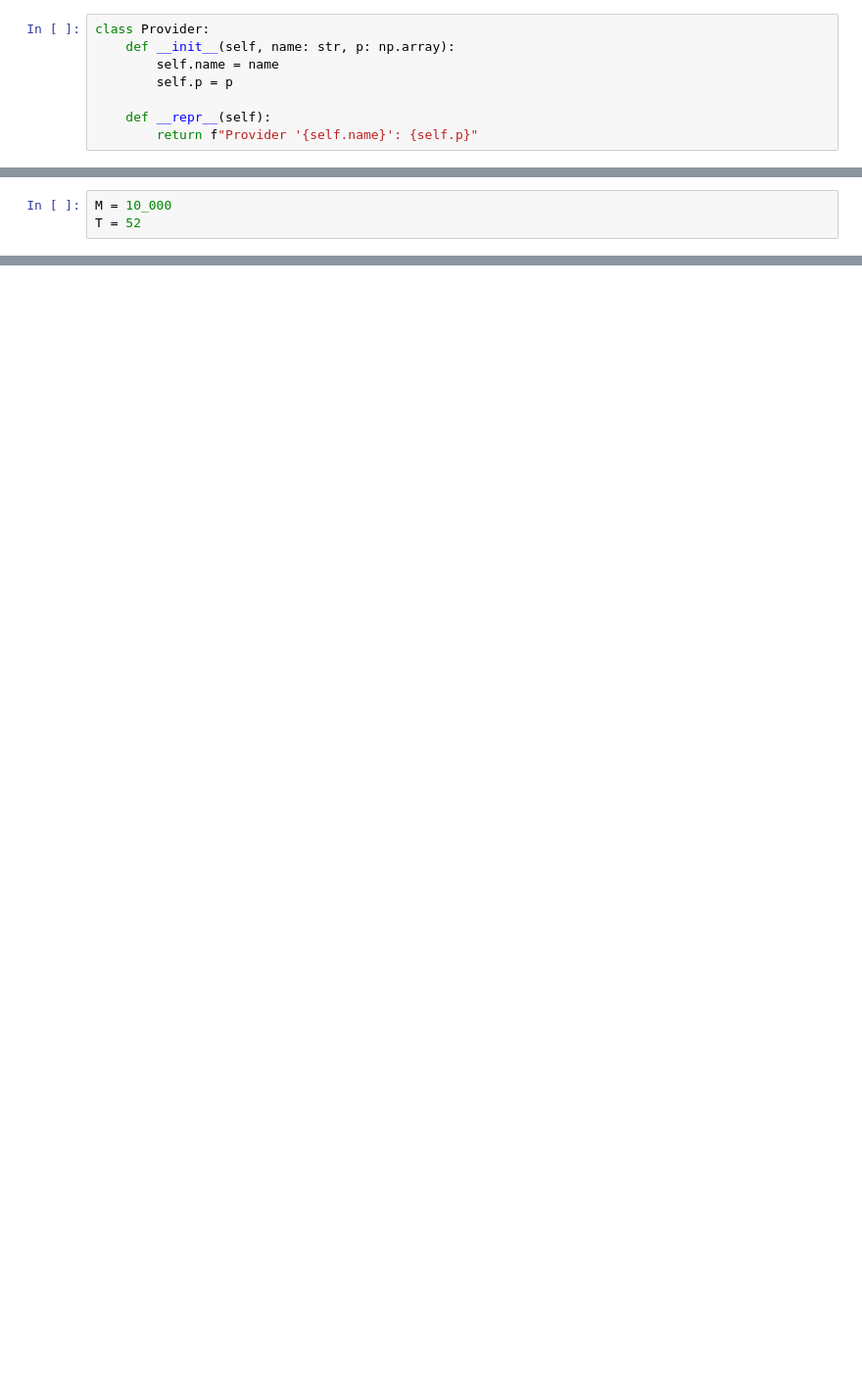
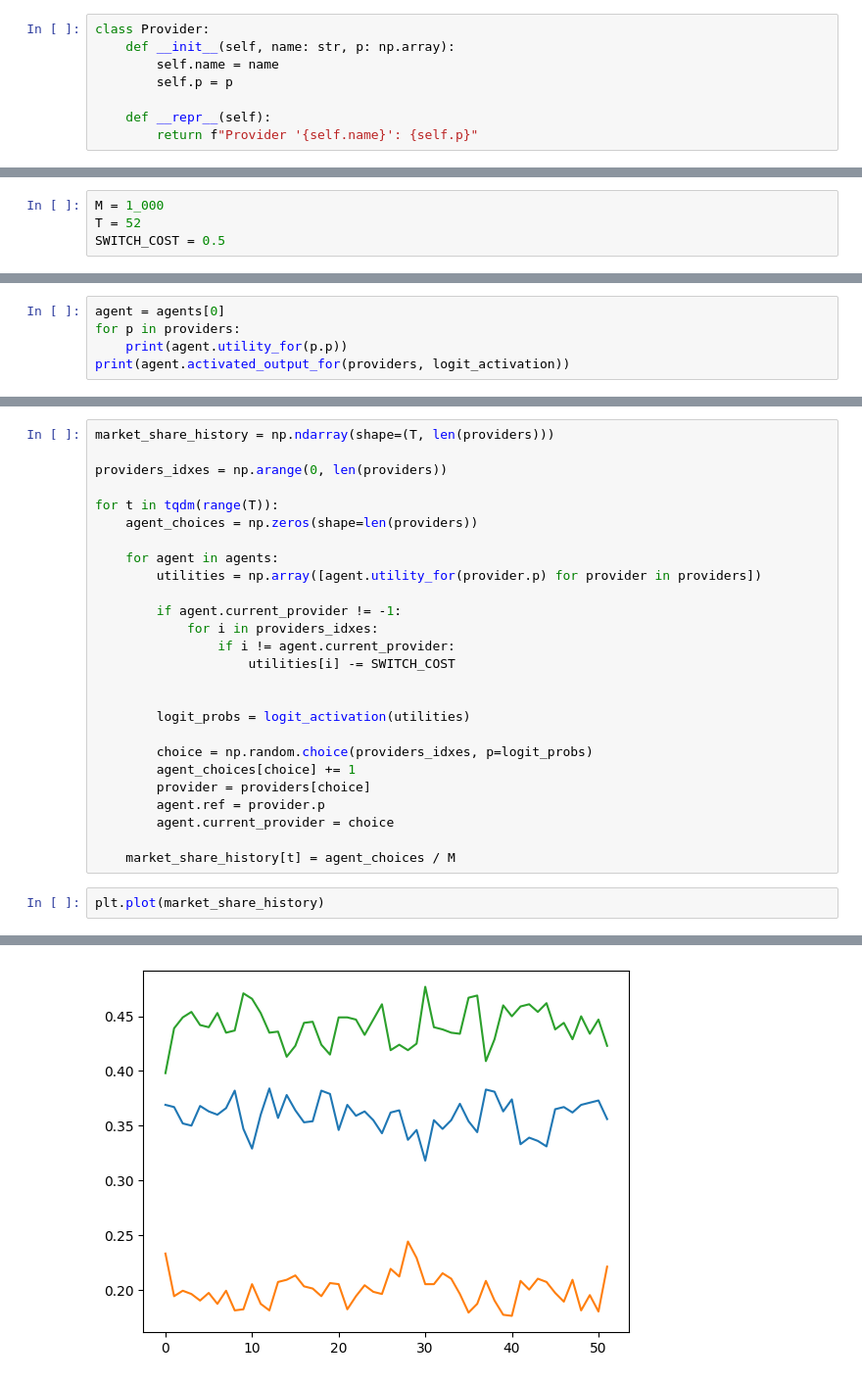
Before and after one commit to A-Korotin/abi-adversarial, a Jupyter notebook: model.ipynb, the cells around one changed output, grey strips where cells are left out. Shown at 98% size. Cells and saved outputs as stored; diff of their text form; blank space fills up the shorter version.

```diff
--- a/model.ipynb
+++ b/model.ipynb
@@ -84,8 +127,9 @@ def init_providers() -> List[Provider]:
 
     return res
 # %%
-M = 10_000
+M = 1_000
 T = 52
+SWITCH_COST = 0.5
 # %%
 agents = init_agents(M)
 
@@ -106,0 +151,5 @@ providers
+# %%
+agent = agents[0]
+for p in providers:
+    print(agent.utility_for(p.p))
+print(agent.activated_output_for(providers, logit_activation))
@@ -106,0 +161,29 @@ providers
+# %%
+market_share_history = np.ndarray(shape=(T, len(providers)))
+
+providers_idxes = np.arange(0, len(providers))
+
+for t in tqdm(range(T)):
+    agent_choices = np.zeros(shape=len(providers))
+
+    for agent in agents:
+        utilities = np.array([agent.utility_for(provider.p) for provider in providers])
+
+        if agent.current_provider != -1:
+            for i in providers_idxes:
+                if i != agent.current_provider:
+                    utilities[i] -= SWITCH_COST
+
+
+        logit_probs = logit_activation(utilities)
+
+        choice = np.random.choice(providers_idxes, p=logit_probs)
+        agent_choices[choice] += 1
+        provider = providers[choice]
+        agent.ref = provider.p
+        agent.current_provider = choice
+
+    market_share_history[t] = agent_choices / M
+# %%
+plt.plot(market_share_history)
+# %% [output]
@@ -106,0 +193 @@ providers
+[figure, added]
```
Also changed, not shown: parts of 10 cells of this notebook.
